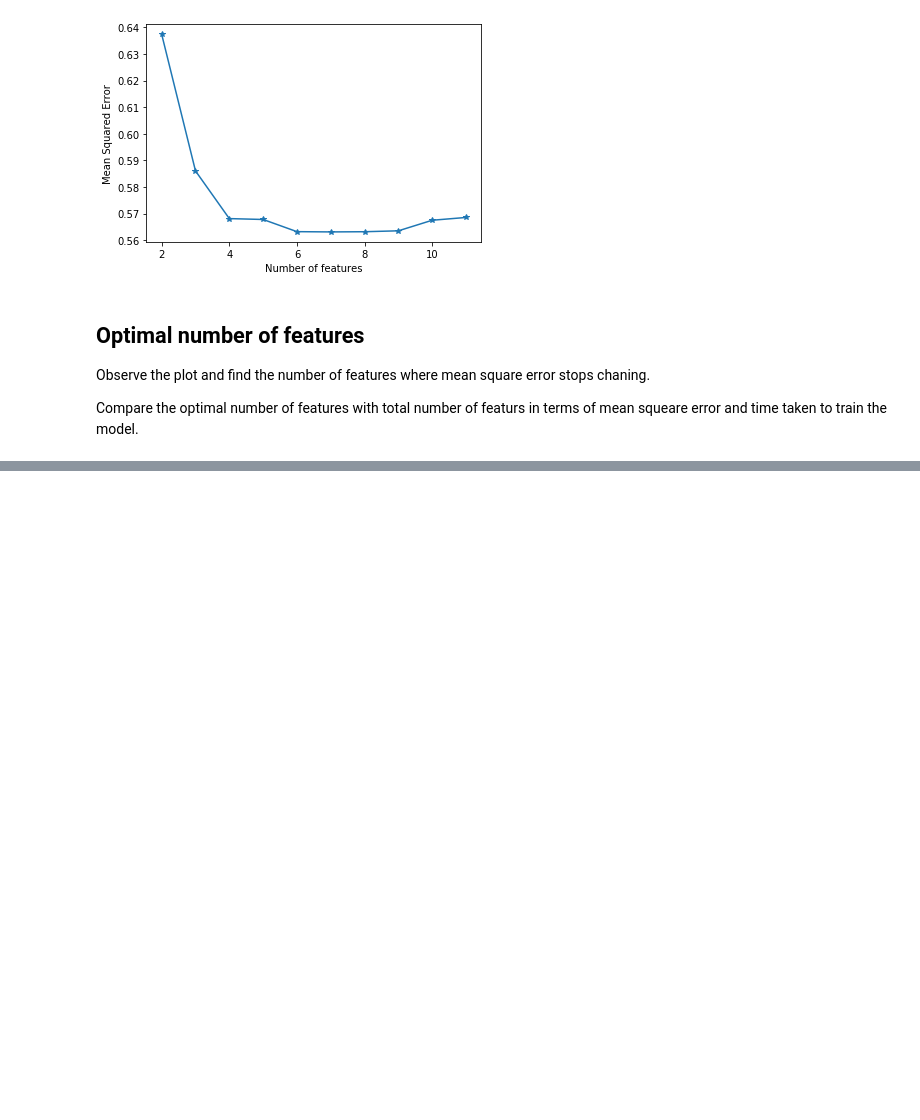
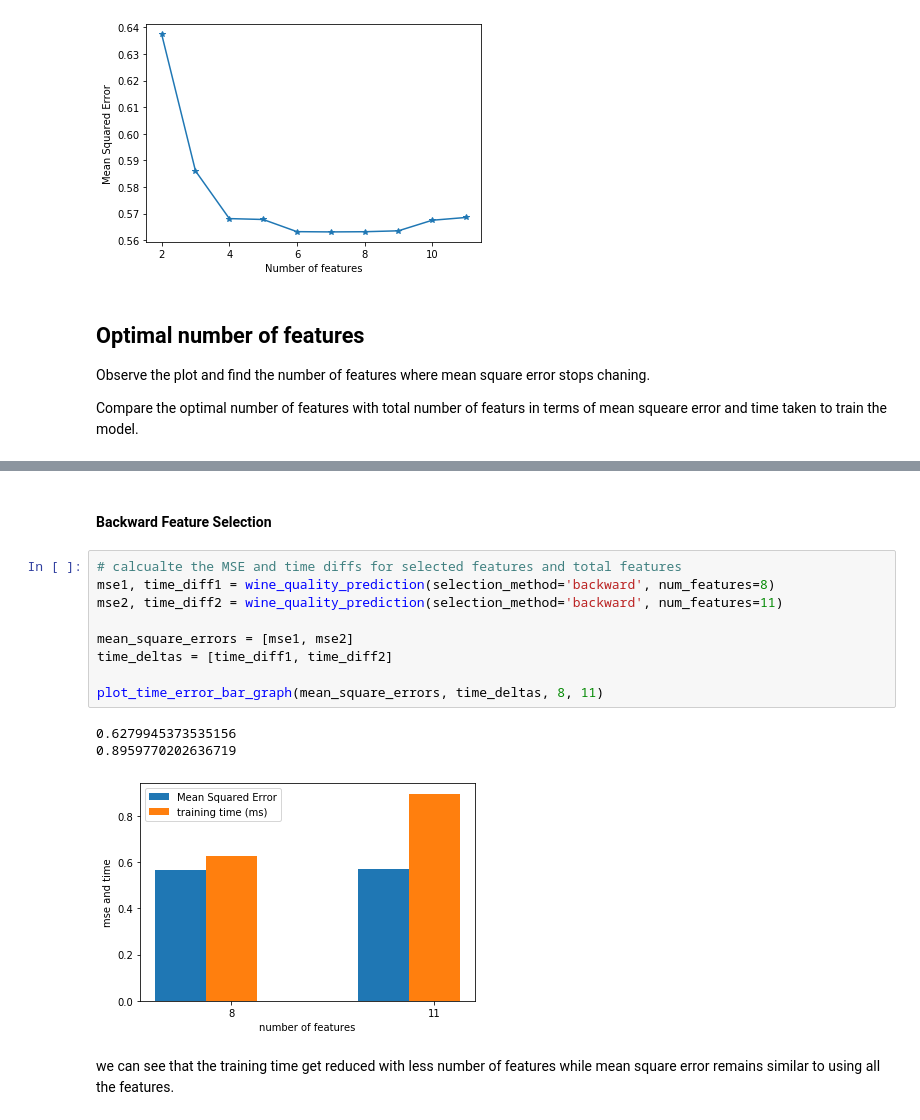
Before and after one commit to sdhanendra/feature_selection, a Jupyter notebook: Notebooks/UCI Wine Quality Dataset.ipynb, the cells around one changed output, grey strips where cells are left out. Drawn from its saved outputs; the diff is of its cells as text; blank space fills up the shorter version.

```diff
--- a/Notebooks/UCI Wine Quality Dataset.ipynb
+++ b/Notebooks/UCI Wine Quality Dataset.ipynb
@@ -51,0 +56,17 @@ OSError: ../../data/uci-wine-quality-dataset/winequality-data.csv not found.
+# %% [markdown]
+#### Backward Feature Selection
+# %%
+# calcualte the MSE and time diffs for selected features and total features
+mse1, time_diff1 = wine_quality_prediction(selection_method='backward', num_features=8)
+mse2, time_diff2 = wine_quality_prediction(selection_method='backward', num_features=11)
+
+mean_square_errors = [mse1, mse2]
+time_deltas = [time_diff1, time_diff2]
+
+plot_time_error_bar_graph(mean_square_errors, time_deltas, 8, 11)
+# %% [output]
+0.6279945373535156
+0.8959770202636719
+[figure, added]
+# %% [markdown]
+we can see that the training time get reduced with less number of features while mean square error remains similar to using all the features.
```
Also changed, not shown: parts of 3 cells of this notebook.
